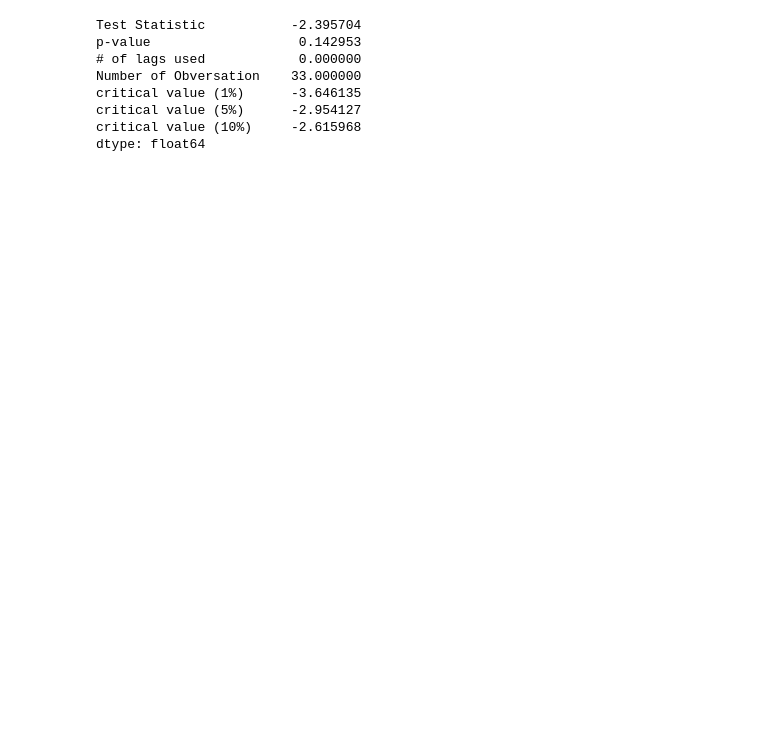
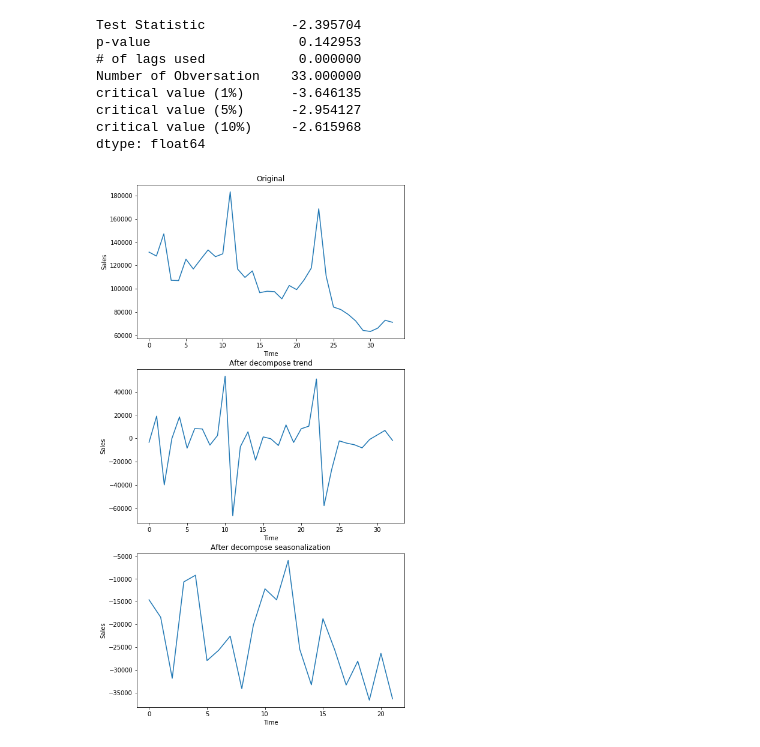
Before and after one commit to PaulGuo5/Predict-Future-Sales, a Jupyter notebook: preprocess.ipynb, the cells around one changed output. Cells and saved outputs as stored; diff of their text form; code cells hidden in the pictures; blank space fills up the shorter version.

```diff
--- a/preprocess.ipynb
+++ b/preprocess.ipynb
@@ -77,3 +75,42 @@ critical value (1%)      -3.646135
 critical value (5%)      -2.954127
 critical value (10%)     -2.615968
 dtype: float64
+# %%
+# Create differenced series
+def difference(data, interval = 1):
+    diff = []
+    for i in range(interval, len(data)):
+        val = data[i] - data[i - interval]
+        diff.append(val)
+    return pd.Series(diff)
+
+# invert differenced forecast
+def inverse_difference(last_ob, val):
+    return val + last_ob
+# %%
+ts = create_timeseries(train)
+plt.figure(figsize=(8, 16))
+plt.subplot(311)
+plt.title("Original")
+plt.xlabel("Time")
+plt.ylabel("Sales")
+plt.plot(ts)
+
+plt.subplot(312)
+plt.title("After decompose trend")
+plt.xlabel("Time")
+plt.ylabel("Sales")
+detrend_ts = difference(ts)
+plt.plot(detrend_ts)
+plt.plot()
+
+plt.subplot(313)
+plt.title("After decompose seasonalization")
+plt.xlabel("Time")
+plt.ylabel("Sales")
+deseason_ts = difference(ts, 12)
+plt.plot(deseason_ts)
+plt.plot()
+plt.show()
+# %% [output]
+[figure, added]
```
Also changed, not shown: parts of 3 cells of this notebook, 2 other files.
